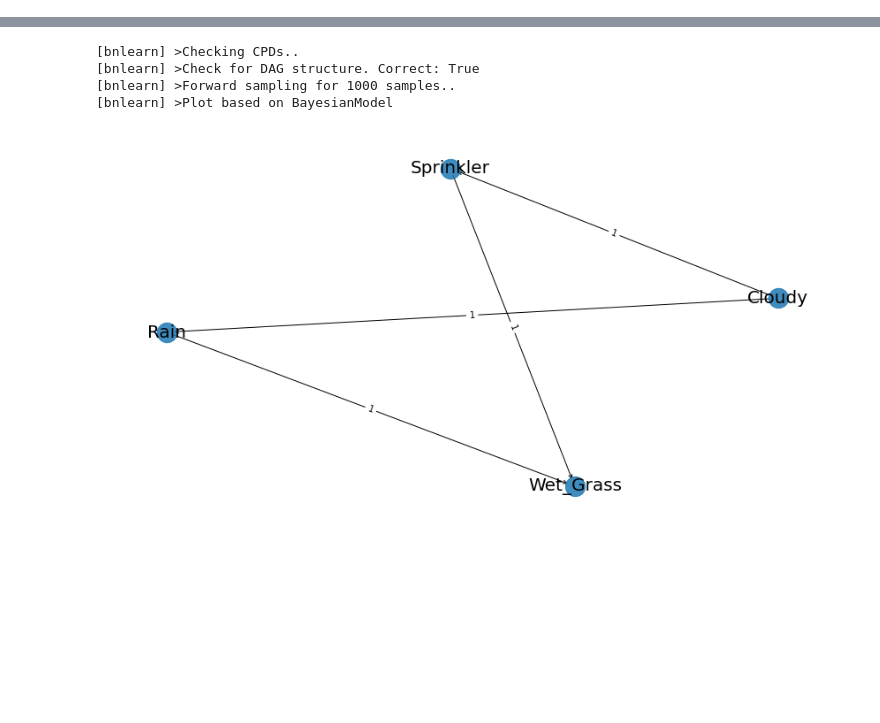
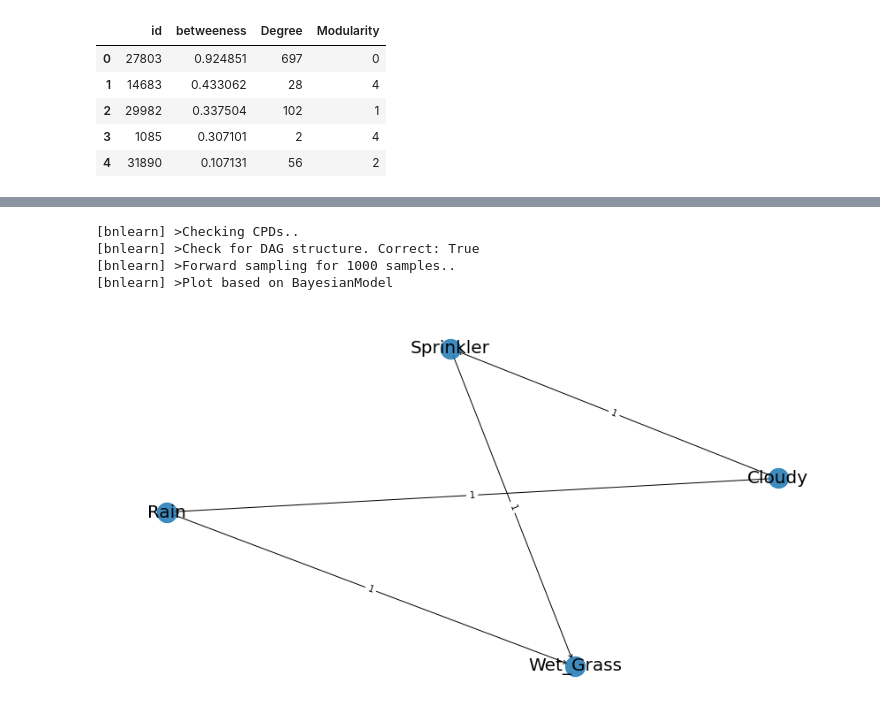
Before and after one commit to ryankarlos/Bayesian_networks, a Jupyter notebook: notebooks/pgmpy.ipynb, the cells around one changed output, grey strips where cells are left out. Saved outputs shown, nothing was run; the diff lists cells and outputs as text; code cells hidden in the pictures; blank space fills up the shorter version.

```diff
--- a/notebooks/pgmpy.ipynb
+++ b/notebooks/pgmpy.ipynb
@@ -80,5 +29,0 @@ nx.draw_networkx(G, node_color='red')
-# %%
-mst = tree.maximum_spanning_edges(G, algorithm="kruskal", data=False)
-edgelist = list(mst)
-sorted(sorted(e) for e in edgelist)
-len(edgelist)
@@ -186,0 +204,15 @@ df.plot.bar(x='class', y='count')
+# %%
+communities, result_dicts = compute_metrics(prune_nx)
+prune_nx = set_attributes(prune_nx, **result_dicts)
+top_metrics = top_betweeness_nodes_with_attributes(prune_nx, top_n=20)
+top_metrics.head()
+
+shortest = shortest_path(prune_nx, source_id=1085, target_id=19263)
+community_count = plot_community_class_count(communities)
+# %% [output]
+|  | id | betweeness | Degree | Modularity |
+| 0 | 27803 | 0.924851 | 697 | 0 |
+| 1 | 14683 | 0.433062 | 28 | 4 |
+| 2 | 29982 | 0.337504 | 102 | 1 |
+| 3 | 1085 | 0.307101 | 2 | 4 |
+| 4 | 31890 | 0.107131 | 56 | 2 |
```
Also changed, not shown: parts of 18 cells of this notebook.
